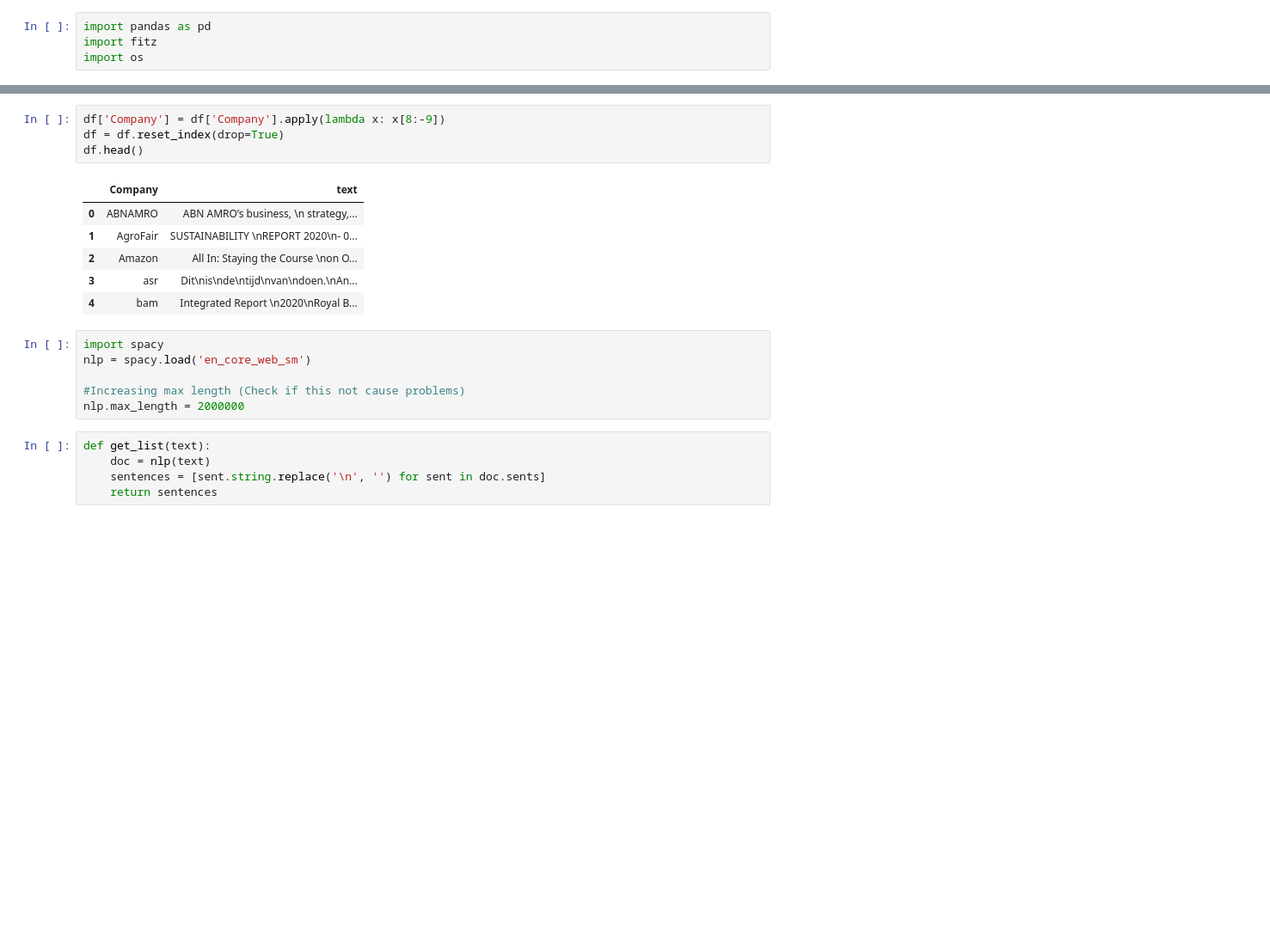
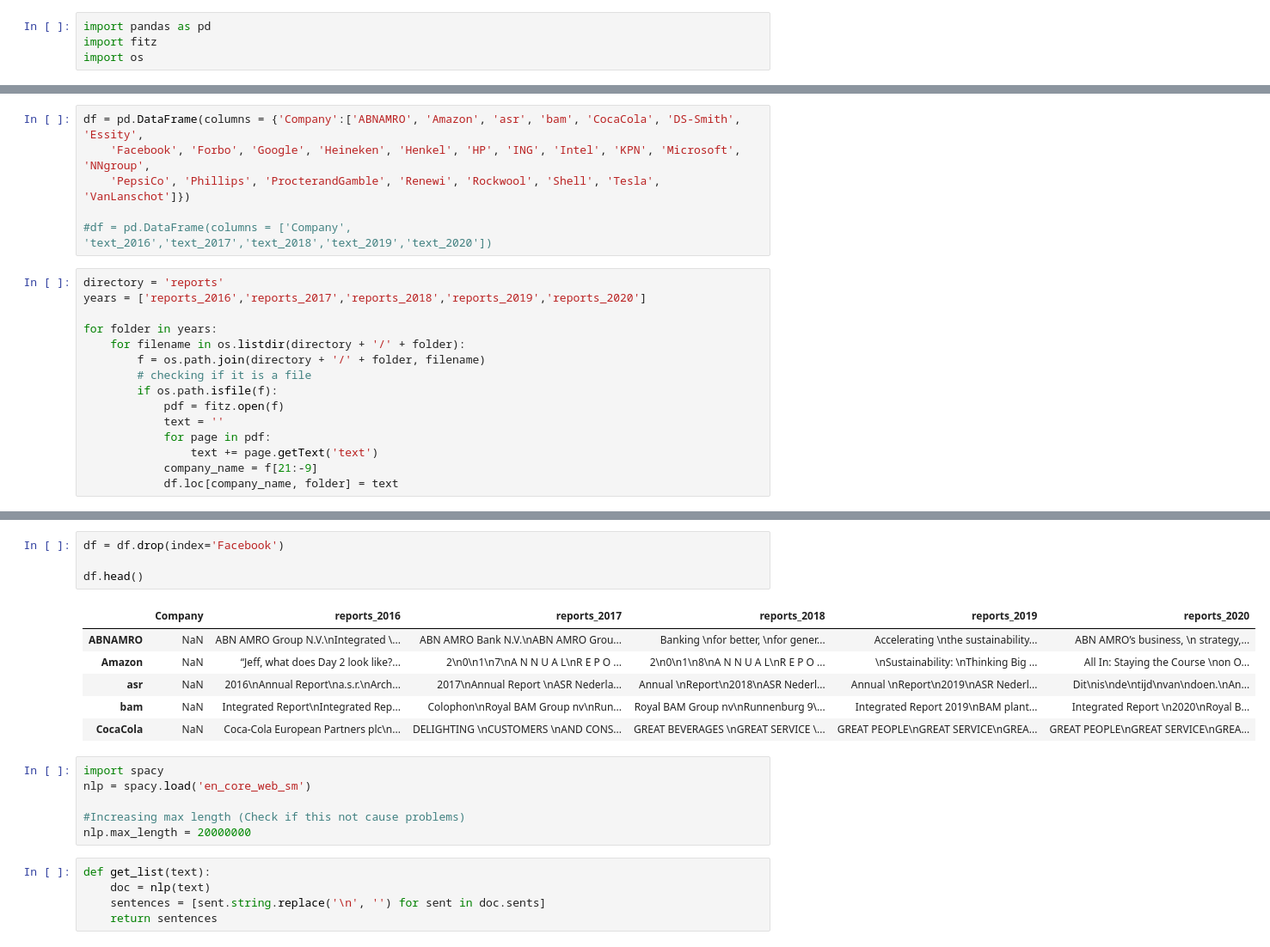
Before and after one commit to benjaminrike1/social_score, a Jupyter notebook: Pdf_reader.ipynb, the cells around one changed output, grey strips where cells are left out. Shown at 86% size. Cells and saved outputs as stored; diff of their text form; blank space fills up the shorter version.

```diff
--- a/Pdf_reader.ipynb
+++ b/Pdf_reader.ipynb
@@ -6,0 +5,21 @@ df = pd.DataFrame(columns = ['Company', 'text'])
+# %%
+df = pd.DataFrame(columns = {'Company':['ABNAMRO', 'Amazon', 'asr', 'bam', 'CocaCola', 'DS-Smith', 'Essity',
+    'Facebook', 'Forbo', 'Google', 'Heineken', 'Henkel', 'HP', 'ING', 'Intel', 'KPN', 'Microsoft', 'NNgroup',
+    'PepsiCo', 'Phillips', 'ProcterandGamble', 'Renewi', 'Rockwool', 'Shell', 'Tesla', 'VanLanschot']})
+
+#df = pd.DataFrame(columns = ['Company', 'text_2016','text_2017','text_2018','text_2019','text_2020'])
+# %%
+directory = 'reports'
+years = ['reports_2016','reports_2017','reports_2018','reports_2019','reports_2020']
+
+for folder in years:
+    for filename in os.listdir(directory + '/' + folder):
+        f = os.path.join(directory + '/' + folder, filename)
+        # checking if it is a file
+        if os.path.isfile(f):
+            pdf = fitz.open(f)
+            text = ''
+            for page in pdf:
+                text += page.getText('text')
+            company_name = f[21:-9]
+            df.loc[company_name, folder] = text
@@ -42,20 +58,20 @@ reports\VanLanschot_2020.pdf
-# %%
-df['Company'] = df['Company'].apply(lambda x: x[8:-9])
-df = df.reset_index(drop=True)
-df.head()
-# %% [output]
-|  | Company | text |
-| 0 | ABNAMRO | ABN AMRO’s business, \n strategy,... |
-| 1 | AgroFair | SUSTAINABILITY \nREPORT 2020\n- 0... |
-| 2 | Amazon | All In: Staying the Course \non O... |
-| 3 | asr | Dit\nis\nde\ntijd\nvan\ndoen.\nAn... |
-| 4 | bam | Integrated Report \n2020\nRoyal B... |
+# %%
+df = df.drop(index='Facebook')
+
+df.head()
+# %% [output]
+|  | Company | reports_2016 | reports_2017 | reports_2018 | reports_2019 | reports_2020 |
+| ABNAMRO | NaN | ABN AMRO Group N.V.\nIntegrated \... | ABN AMRO Bank N.V.\nABN AMRO Grou... | Banking \nfor better, \nfor gener... | Accelerating \nthe sustainability... | ABN AMRO’s business, \n strategy,... |
+| Amazon | NaN | “Jeff, what does Day 2 look like?... | 2\n0\n1\n7\nA N N U A L\nR E P O ... | 2\n0\n1\n8\nA N N U A L\nR E P O ... | \nSustainability: \nThinking Big ... | All In: Staying the Course \non O... |
+| asr | NaN | 2016\nAnnual Report\na.s.r.\nArch... | 2017\nAnnual Report \nASR Nederla... | Annual \nReport\n2018\nASR Nederl... | Annual \nReport\n2019\nASR Nederl... | Dit\nis\nde\ntijd\nvan\ndoen.\nAn... |
+| bam | NaN | Integrated Report\nIntegrated Rep... | Colophon\nRoyal BAM Group nv\nRun... | Royal BAM Group nv\nRunnenburg 9\... | Integrated Report 2019\nBAM plant... | Integrated Report \n2020\nRoyal B... |
+| CocaCola | NaN | Coca‑Cola European Partners plc\n... | DELIGHTING \nCUSTOMERS \nAND CONS... | GREAT BEVERAGES \nGREAT SERVICE \... | GREAT PEOPLE\nGREAT SERVICE\nGREA... | GREAT PEOPLE\nGREAT SERVICE\nGREA... |
 # %%
 import spacy
 nlp = spacy.load('en_core_web_sm')
 
 #Increasing max length (Check if this not cause problems)
-nlp.max_length = 2000000
+nlp.max_length = 20000000
 # %%
 def get_list(text):
     doc = nlp(text)
```
Also changed, not shown: parts of 14 cells of this notebook, 8 other files.
